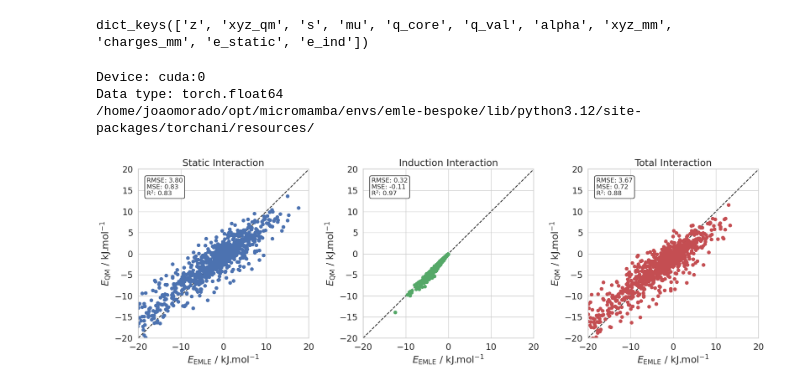
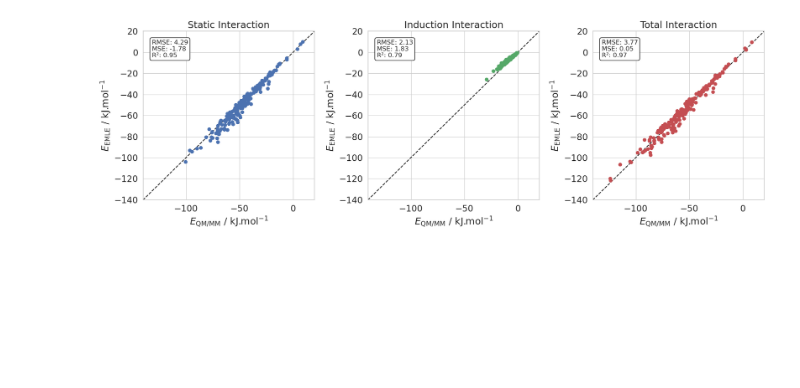
Before and after one commit to michellab/emle-bespoke, a Jupyter notebook: notebooks/qm_mm_analyzer.ipynb, the cells around one changed output. Drawn from its saved outputs; the diff is of its cells as text; code cells hidden in the pictures; blank space fills up the shorter version.

```diff
--- a/notebooks/qm_mm_analyzer.ipynb
+++ b/notebooks/qm_mm_analyzer.ipynb
@@ -5,21 +11,0 @@ import pickle as pkl
-# %%
-with open(
-    "/home/joaomorado/mnsol_sampling/second_half/methylpentanoate_ref_data.pkl", "rb"
-) as f:
-    data = pkl.load(f)
-
-data.keys()
-# %% [output]
-dict_keys(['z', 'xyz_qm', 's', 'mu', 'q_core', 'q_val', 'alpha', 'xyz_mm', 'charges_mm', 'e_static', 'e_ind'])
-# %%
-device = data["z"][0].device
-dtype = data["xyz_mm"][0].dtype
-
-print("Device:", device)
-print("Data type:", dtype)
-
-emle_model = EMLE(device=device, dtype=dtype)
-# %% [output]
-Device: cuda:0
-Data type: torch.float64
-/home/joaomorado/opt/micromamba/envs/emle-bespoke/lib/python3.12/site-packages/torchani/resources/
@@ -26,23 +35,20 @@ Data type: torch.float64
+# %%
+device = torch.device("cuda" if torch.cuda.is_available() else "cpu")
+dtype = torch.float64
+emle_model = EMLE(device=device, dtype=dtype, model=bespoke_model)
 # %%
-# calc = EMLECalculator(device="cuda", backend=None)
-
+# Calculate the predicted static and induction energies
 e_static_emle = []
 e_ind_emle = []
 for i in range(len(data["z"])):
-    # en = calc._sire_callback(data["z"][i].cpu(), data["charges_mm"][i].cpu(), data["xyz_qm"][i].cpu(), data["xyz_mm"][i].cpu())
-    e_static, e_ind = emle_model.forward(
-        data["z"][i], data["charges_mm"][i], data["xyz_qm"][i], data["xyz_mm"][i]
-    )
+    z = torch.tensor(data["z"][i], device=device, dtype=torch.int64)
+    charges_mm = torch.tensor(data["charges_mm"][i], device=device, dtype=dtype)
+    xyz_qm = torch.tensor(data["xyz_qm"][i], device=device, dtype=dtype)
+    xyz_mm = torch.tensor(data["xyz_mm"][i], device=device, dtype=dtype)
+    e_static, e_ind = emle_model.forward(z, charges_mm, xyz_qm, xyz_mm)
     e_static_emle.append(e_static * HARTREE_TO_KJ_MOL)
     e_ind_emle.append(e_ind * HARTREE_TO_KJ_MOL)
-    # print(en[0] - (e_static_emle[-1].item() + e_ind_emle[-1].item()))
 # %%
-import matplotlib.pyplot as plt
-import numpy as np
-import seaborn as sns
-from sklearn.metrics import mean_squared_error, r2_score
-from math import sqrt
-
 # Set Seaborn style for better aesthetics
 sns.set(style="whitegrid", font_scale=1.5)
 
@@ -62,15 +68,15 @@ y = x
 
 # Function to compute RMSE, MSE, and R^2
 def compute_metrics(true_values, predicted_values):
-    mse = np.mean(true_values - predicted_values)
-    rmse = sqrt(np.mean((true_values - predicted_values) ** 2))
+    mse = np.mean(predicted_values - true_values)
+    rmse = sqrt(np.mean((predicted_values - true_values) ** 2))
     r2 = r2_score(true_values, predicted_values)
     return rmse, mse, r2
 
 
 # Set limits for all subplots and plot reference line
-xmin, xmax = -20, 20
-ymin, ymax = -20, 20
+xmin, xmax = -140, 20
+ymin, ymax = -140, 20
 for ax in axes:
     ax.set_xlim(xmin, xmax)
     ax.set_ylim(ymin, ymax)
@@ -78,9 +84,9 @@ for ax in axes:
 
 # Static subplot
 rmse_static, mse_static, r2_static = compute_metrics(e_static, e_static_emle)
-axes[0].plot(e_static_emle, e_static, "bo", label="Static")
-axes[0].set_xlabel("$E_{\mathrm{EMLE}}$ / kJ.mol$^{-1}$")
-axes[0].set_ylabel("$E_{\mathrm{QM}}$ / kJ.mol$^{-1}$")
+axes[0].plot(e_static, e_static_emle, "bo", label="Static")
+axes[0].set_xlabel("$E_{\mathrm{QM/MM}}$ / kJ.mol$^{-1}$")
+axes[0].set_ylabel("$E_{\mathrm{EMLE}}$ / kJ.mol$^{-1}$")
 axes[0].set_title("Static Interaction")
 # axes[0].legend()
 
@@ -98,9 +104,9 @@ axes[0].text(
 
 # Induction subplot
 rmse_ind, mse_ind, r2_ind = compute_metrics(e_ind, e_ind_emle)
-axes[1].plot(e_ind_emle, e_ind, "go", label="Induction")
-axes[1].set_xlabel("$E_{\mathrm{EMLE}}$ / kJ.mol$^{-1}$")
-axes[1].set_ylabel("$E_{\mathrm{QM}}$ / kJ.mol$^{-1}$")
+axes[1].plot(e_ind, e_ind_emle, "go", label="Induction")
+axes[1].set_xlabel("$E_{\mathrm{QM/MM}}$ / kJ.mol$^{-1}$")
+axes[1].set_ylabel("$E_{\mathrm{EMLE}}$ / kJ.mol$^{-1}$")
 axes[1].set_title("Induction Interaction")
 # axes[1].legend()
 
@@ -114,34 +120,34 @@ axes[1].text(
     verticalalignment="top",
     horizontalalignment="left",
     bbox=dict(facecolor="white", edgecolor="black", boxstyle="round,pad=0.3"),
 )
 
 # Total subplot
 rmse_total, mse_total, r2_total = compute_metrics(
     e_static + e_ind, e_static_emle + e_ind_emle
 )
-axes[2].plot(e_static_emle + e_ind_emle, e_static + e_ind, "ro", label="Total")
-axes[2].set_xlabel("$E_{\mathrm{EMLE}}$ / kJ.mol$^{-1}$")
-axes[2].set_ylabel("$E_{\mathrm{QM}}$ / kJ.mol$^{-1}$")
+axes[2].plot(e_static + e_ind, e_static_emle + e_ind_emle, "ro", label="Total")
+axes[2].set_xlabel("$E_{\mathrm{QM/MM}}$ / kJ.mol$^{-1}$")
+axes[2].set_ylabel("$E_{\mathrm{EMLE}}$ / kJ.mol$^{-1}$")
 axes[2].set_title("Total Interaction")
 # axes[2].legend()
 
 # Display RMSE, MSE, R^2 on the Total plot
 axes[2].text(
     0.05,
     0.95,
     f"RMSE: {rmse_total:.2f}\nMSE: {mse_total:.2f}\nR²: {r2_total:.2f}",
     transform=axes[2].transAxes,
     fontsize=12,
     verticalalignment="top",
     horizontalalignment="left",
     bbox=dict(facecolor="white", edgecolor="black", boxstyle="round,pad=0.3"),
 )
 
 # Adjust the layout for better spacing between subplots
 plt.tight_layout()
 
 # Show the plot
 plt.show()
 # %% [output]
-[figure, old version]
+[figure, new version]
```
Also changed, not shown: parts of 4 cells of this notebook, 4 other files.
